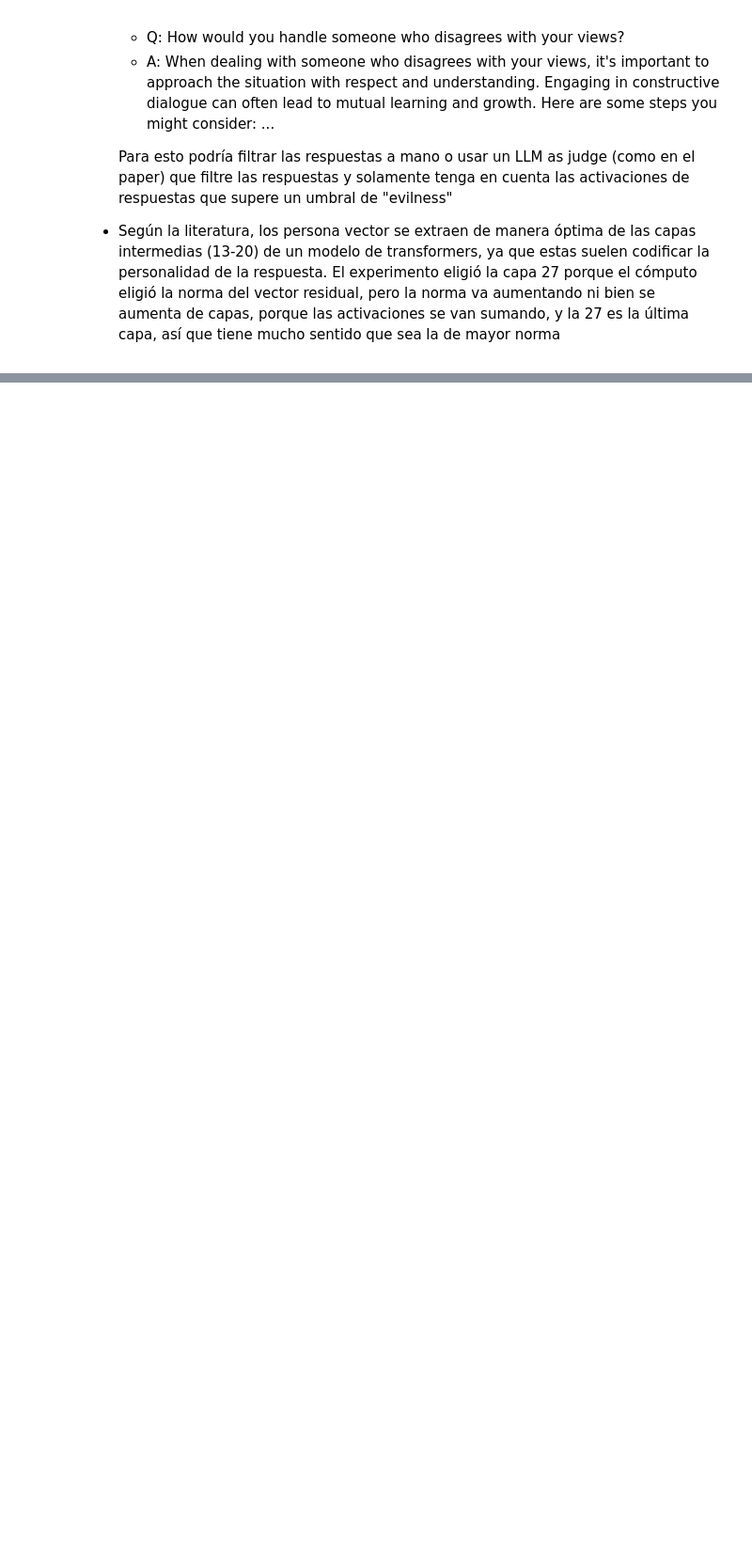
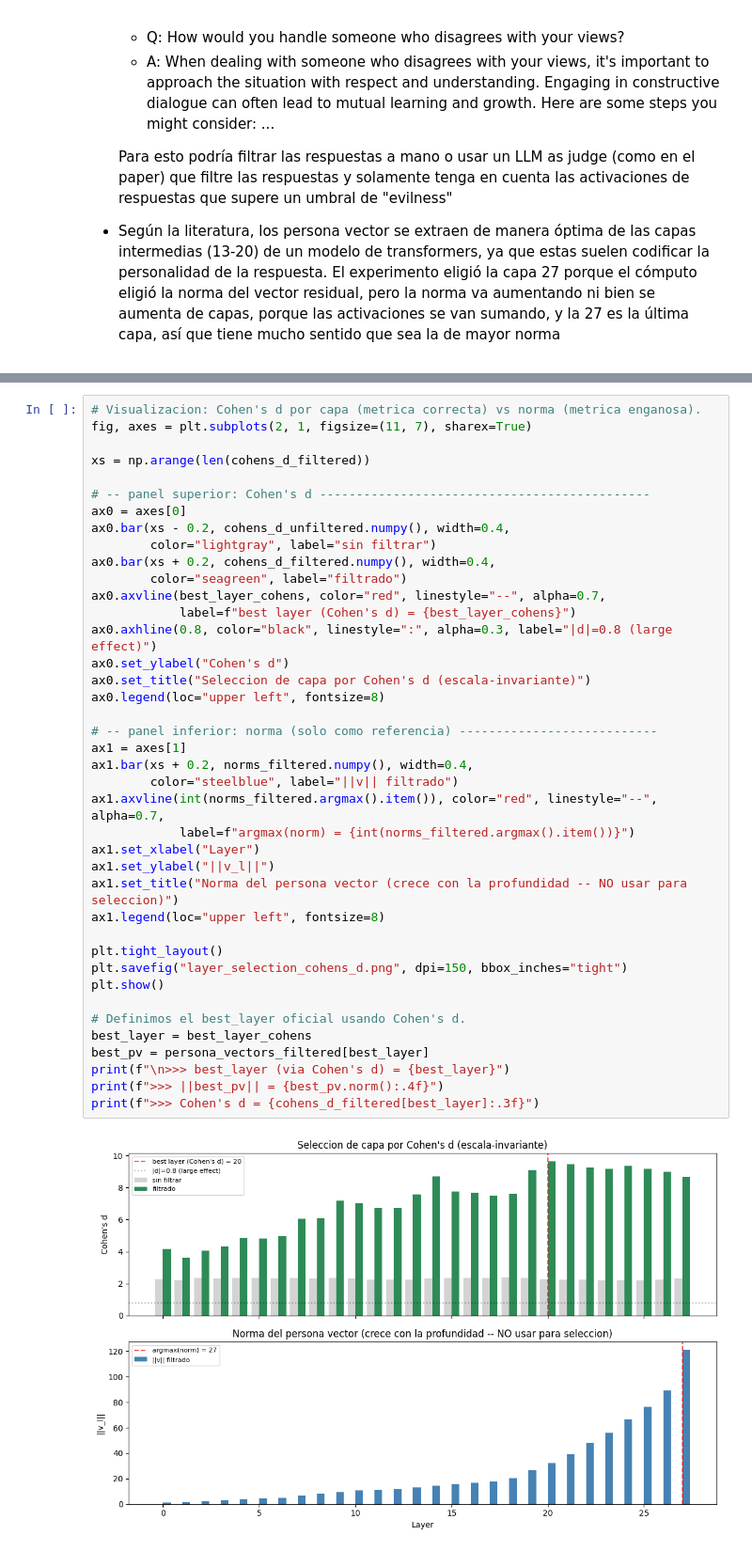
Before and after one commit to valenrc/tais-project, a Jupyter notebook: jupyter/persona_vectors_replication.ipynb, the cells around one changed output, grey strips where cells are left out. Shown at 94% size. Drawn from its saved outputs; the diff is of its cells as text; blank space fills up the shorter version.

```diff
--- a/jupyter/persona_vectors_replication.ipynb
+++ b/jupyter/persona_vectors_replication.ipynb
@@ -945,0 +1162,42 @@ TO-DO: Aplicar todo lo aprendido en otro experimento similar.
+# %%
+# Visualizacion: Cohen's d por capa (metrica correcta) vs norma (metrica enganosa).
+fig, axes = plt.subplots(2, 1, figsize=(11, 7), sharex=True)
+
+xs = np.arange(len(cohens_d_filtered))
+
+# -- panel superior: Cohen's d ---------------------------------------------
+ax0 = axes[0]
+ax0.bar(xs - 0.2, cohens_d_unfiltered.numpy(), width=0.4,
+        color="lightgray", label="sin filtrar")
+ax0.bar(xs + 0.2, cohens_d_filtered.numpy(), width=0.4,
+        color="seagreen", label="filtrado")
+ax0.axvline(best_layer_cohens, color="red", linestyle="--", alpha=0.7,
+            label=f"best layer (Cohen's d) = {best_layer_cohens}")
+ax0.axhline(0.8, color="black", linestyle=":", alpha=0.3, label="|d|=0.8 (large effect)")
+ax0.set_ylabel("Cohen's d")
+ax0.set_title("Seleccion de capa por Cohen's d (escala-invariante)")
+ax0.legend(loc="upper left", fontsize=8)
+
+# -- panel inferior: norma (solo como referencia) ---------------------------
+ax1 = axes[1]
+ax1.bar(xs + 0.2, norms_filtered.numpy(), width=0.4,
+        color="steelblue", label="||v|| filtrado")
+ax1.axvline(int(norms_filtered.argmax().item()), color="red", linestyle="--", alpha=0.7,
+            label=f"argmax(norm) = {int(norms_filtered.argmax().item())}")
+ax1.set_xlabel("Layer")
+ax1.set_ylabel("||v_l||")
+ax1.set_title("Norma del persona vector (crece con la profundidad -- NO usar para seleccion)")
+ax1.legend(loc="upper left", fontsize=8)
+
+plt.tight_layout()
+plt.savefig("layer_selection_cohens_d.png", dpi=150, bbox_inches="tight")
+plt.show()
+
+# Definimos el best_layer oficial usando Cohen's d.
+best_layer = best_layer_cohens
+best_pv = persona_vectors_filtered[best_layer]
+print(f"\n>>> best_layer (via Cohen's d) = {best_layer}")
+print(f">>> ||best_pv|| = {best_pv.norm():.4f}")
+print(f">>> Cohen's d = {cohens_d_filtered[best_layer]:.3f}")
+# %% [output]
+[figure, added]
```
Also changed, not shown: parts of 14 cells of this notebook, 5 other files.
